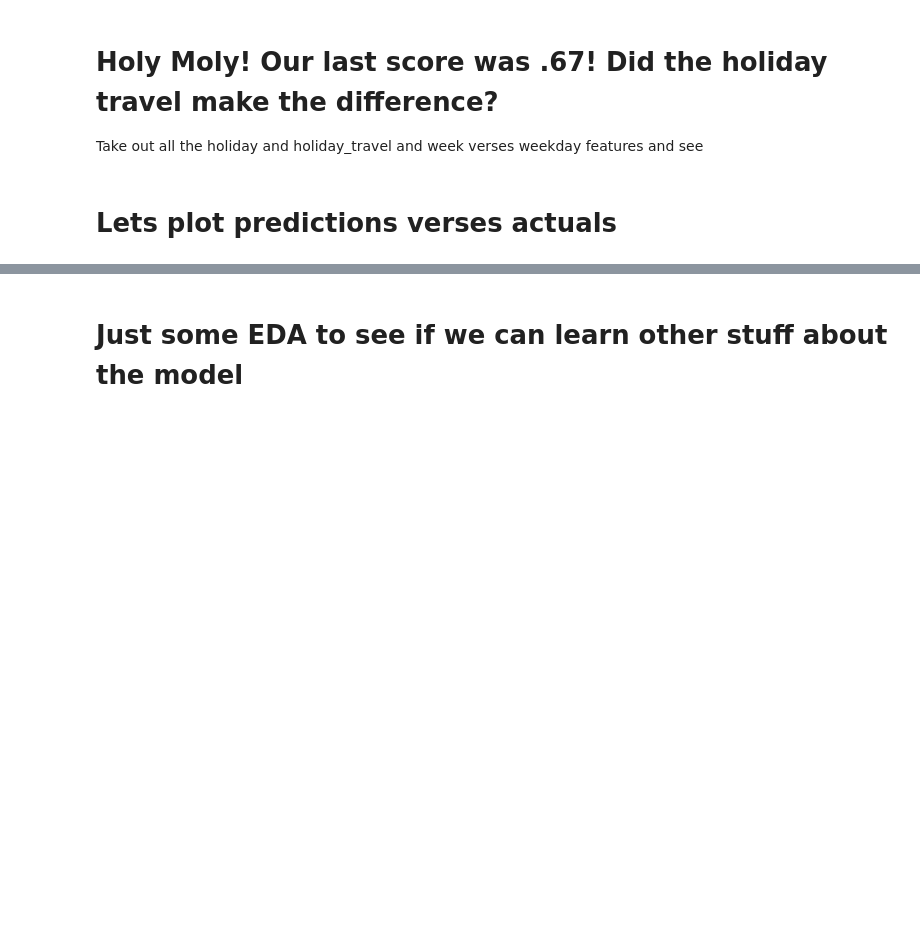
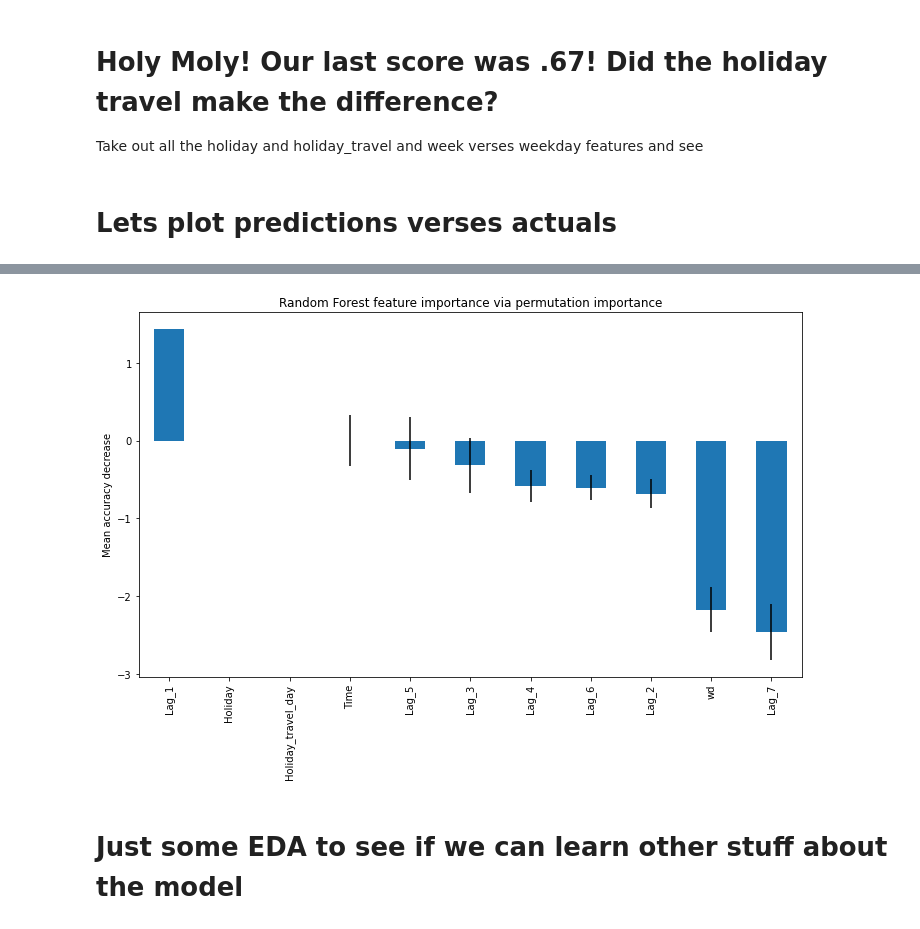
Before and after one commit to CNUClasses/DATA301_CODE, a Jupyter notebook: week_13/13_1_Hybrid_Model.ipynb, the cells around one changed output, grey strips where cells are left out. Drawn from its saved outputs; the diff is of its cells as text; code cells hidden in the pictures; blank space fills up the shorter version.

```diff
--- a/week_13/13_1_Hybrid_Model.ipynb
+++ b/week_13/13_1_Hybrid_Model.ipynb
@@ -302,0 +369,6 @@ plt.legend(labels=["predicted","actual"])
+# %%
+%%time
+feature_names=hm.X_2.columns
+result = permutation_importance(
+    hm.model_2, hm.X_2.iloc[-hm.test_size:,:], y[-len(preds):], n_repeats=10, random_state=42, n_jobs=2, scoring=None)
+forest_importances = pd.Series(result.importances_mean, index=feature_names)
@@ -303,3 +378,15 @@ plt.legend(labels=["predicted","actual"])
+# %%
+#plot em
+forest_importances = forest_importances.sort_values(ascending=False)
+
+fig, ax = plt.subplots(figsize=(10,7))
+forest_importances.plot.bar(yerr=result.importances_std, ax=ax)
+ax.set_title("Random Forest feature importance via permutation importance")
+ax.set_ylabel("Mean accuracy decrease")
+fig.tight_layout()
+plt.show()
+# %% [output]
+[figure, added]
 # %% [markdown]
 # Just some EDA to see if we can learn other stuff about the model
 # %%
```
Also changed, not shown: parts of 14 cells of this notebook.
